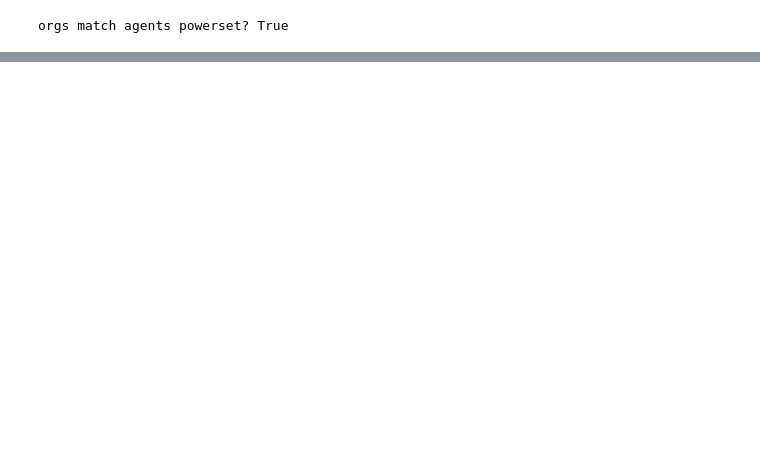
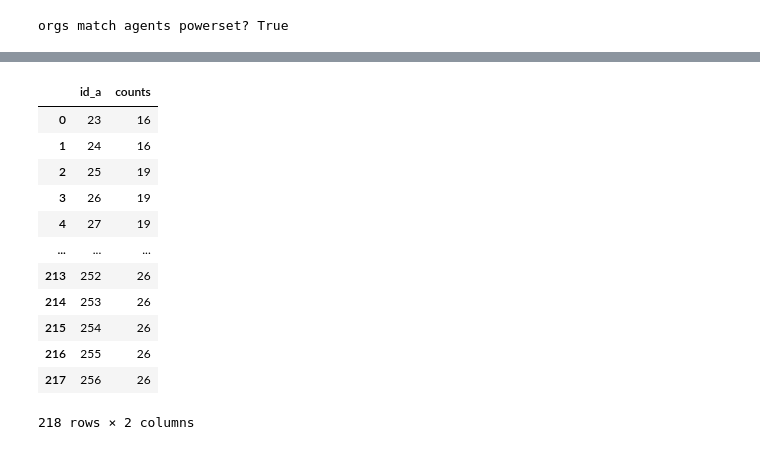
Before and after one commit to cleberjamaral/GoOrg4Prod, a Jupyter notebook: GoOrg4Prod_reallocation_analysis.ipynb, the cells around one changed output, grey strips where cells are left out. Saved outputs shown, nothing was run; the diff lists cells and outputs as text; code cells hidden in the pictures; blank space fills up the shorter version.

```diff
--- a/GoOrg4Prod_reallocation_analysis.ipynb
+++ b/GoOrg4Prod_reallocation_analysis.ipynb
@@ -155,3 +182,21 @@ df = pd.DataFrame(match_set, columns=["id_a", "id_b", "cost"])
 # Plotting configurations
 CHART_WIDTH = 800
 CHART_HEIGHT = 200
+# %%
+dfplot = df.groupby(['id_a']).size().reset_index(name='counts')
+
+dfplot
+# %% [output]
+|  | id_a | counts |
+| 0 | 23 | 16 |
+| 1 | 24 | 16 |
+| 2 | 25 | 19 |
+| 3 | 26 | 19 |
+| 4 | 27 | 19 |
+| ... | ... | ... |
+| 213 | 252 | 26 |
+| 214 | 253 | 26 |
+| 215 | 254 | 26 |
+| 216 | 255 | 26 |
+| 217 | 256 | 26 |
+218 rows × 2 columns
```
Also changed, not shown: parts of 8 cells of this notebook, 1 other file.
